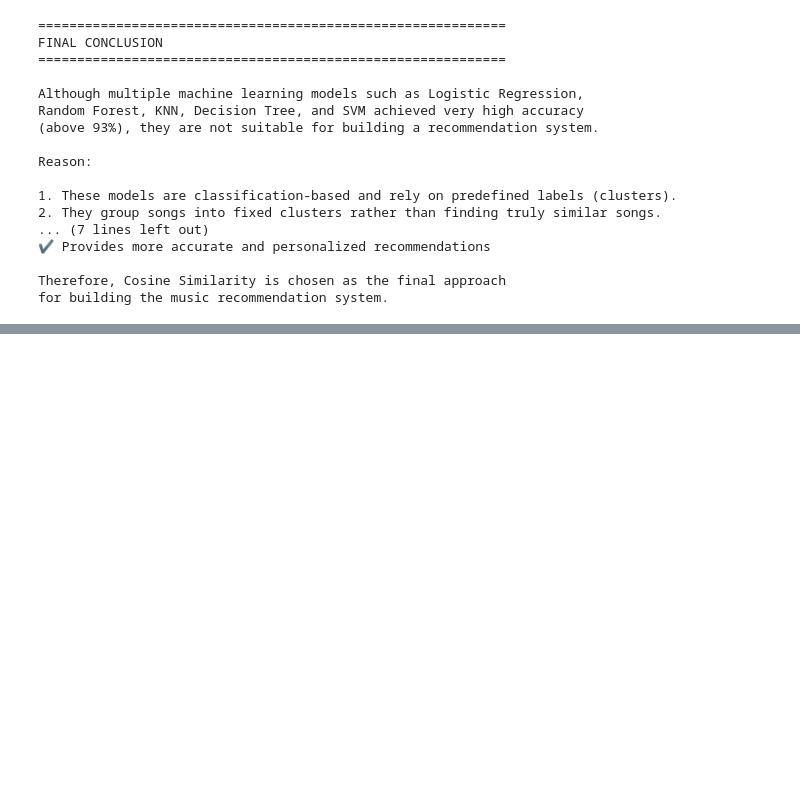
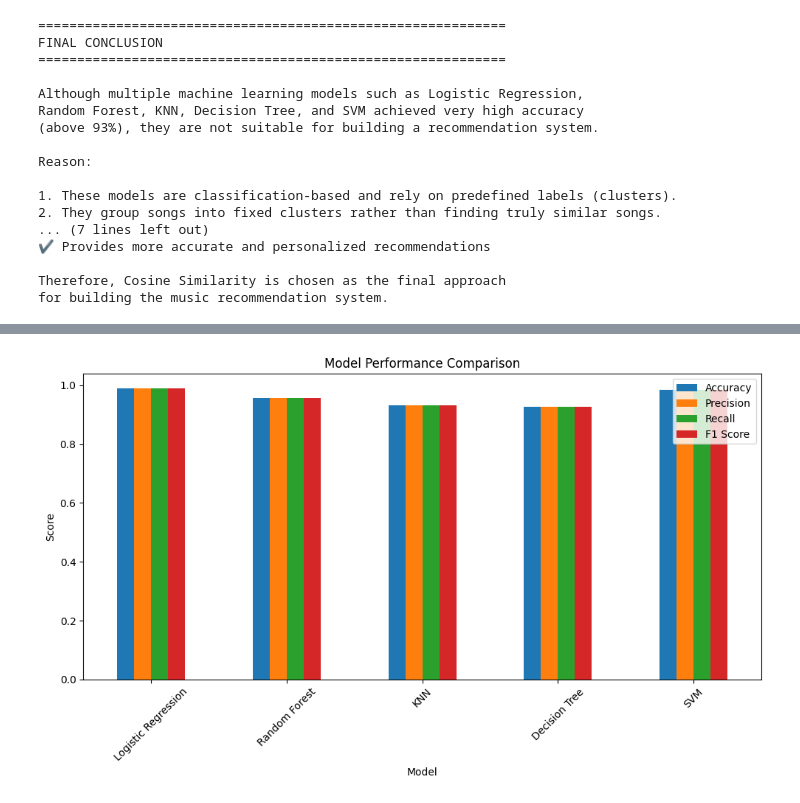
Before and after one commit to abhishek24-06/Music-Recommendation-System, a Jupyter notebook: Model.ipynb, the cells around one changed output, grey strips where cells are left out. Saved outputs shown, nothing was run; the diff lists cells and outputs as text; code cells hidden in the pictures; blank space fills up the shorter version.

Commit message:
EDA for Model Trained

```diff
--- a/Model.ipynb
+++ b/Model.ipynb
@@ -12,7 +12,7 @@ from sklearn.metrics import accuracy_score, confusion_matrix, classification_rep
 # %% [markdown]
 # DATA UNDERSTANDING AND CLEANING
 # %%
-df = pd.read_csv("spotify_tracks.csv")
+df = pd.read_csv("backend/data/spotify_tracks.csv")
 
 df = df.drop_duplicates(subset=['track_name', 'artist_name'])
 
@@ -435,0 +425,28 @@ NameError: name 'df' is not defined
+# %%
+models = {
+    "Logistic Regression": model_lr,
+    "Random Forest": model_rf,
+    "KNN": model_knn,
+    "Decision Tree": model_dt,
+    "SVM": model_svm
+}
+# %%
+from sklearn.metrics import accuracy_score, precision_score, recall_score, f1_score
+import pandas as pd
+
+metrics_data = []
+
+for name, model in models.items():
+
+    preds = model.predict(X_test)
+
+    metrics_data.append({
+        "Model": name,
+        "Accuracy": accuracy_score(y_test, preds),
+        "Precision": precision_score(y_test, preds, average='weighted'),
+        "Recall": recall_score(y_test, preds, average='weighted'),
+        "F1 Score": f1_score(y_test, preds, average='weighted')
+    })
+
+df_metrics = pd.DataFrame(metrics_data)
+df_metrics
@@ -435,0 +460,11 @@ NameError: name 'df' is not defined
+# %%
+df_metrics.set_index("Model").plot(kind="bar", figsize=(10,6))
+
+plt.title("Model Performance Comparison")
+plt.ylabel("Score")
+plt.xticks(rotation=45)
+
+plt.tight_layout()
+plt.show()
+# %% [output]
+[figure, added]
```
Also changed, not shown: parts of 6 cells of this notebook.
